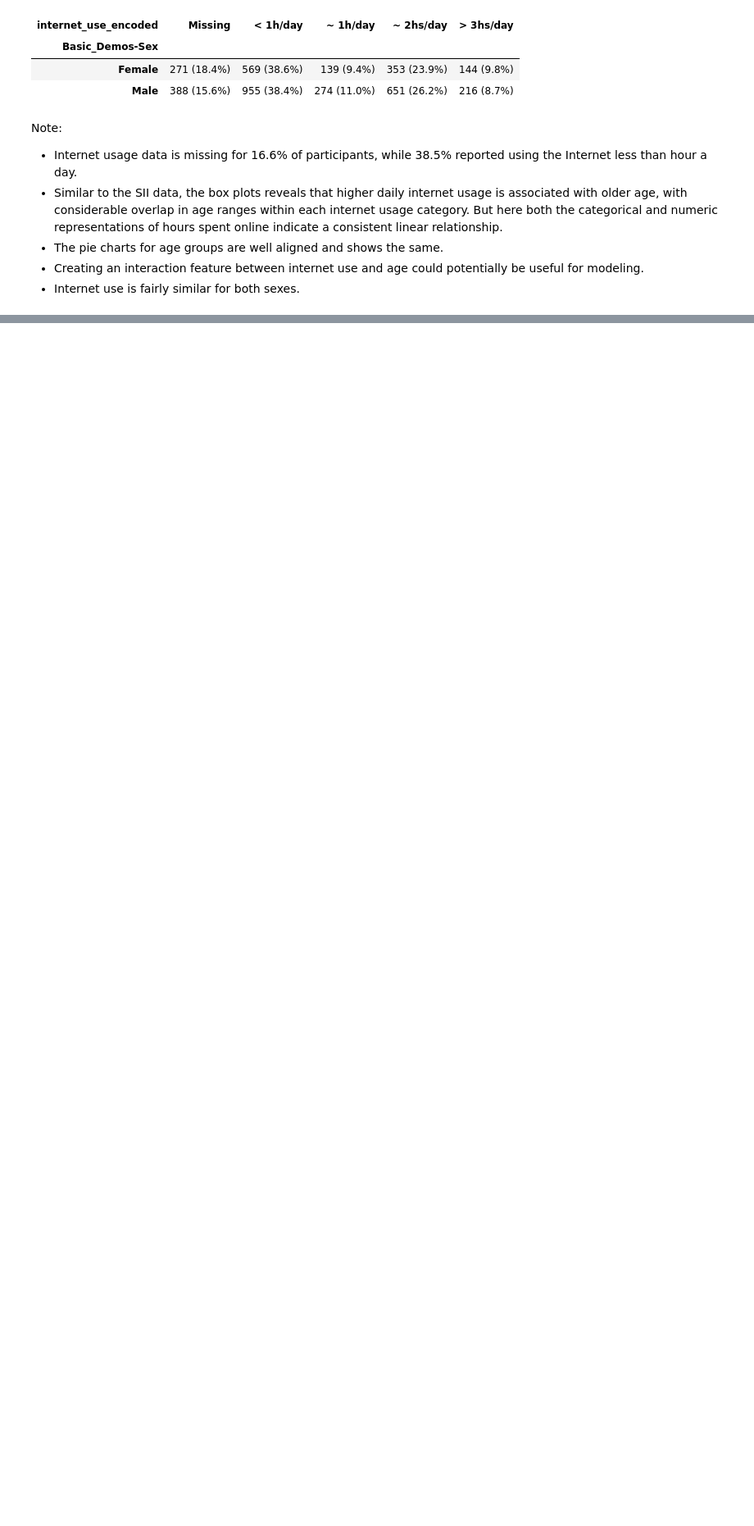
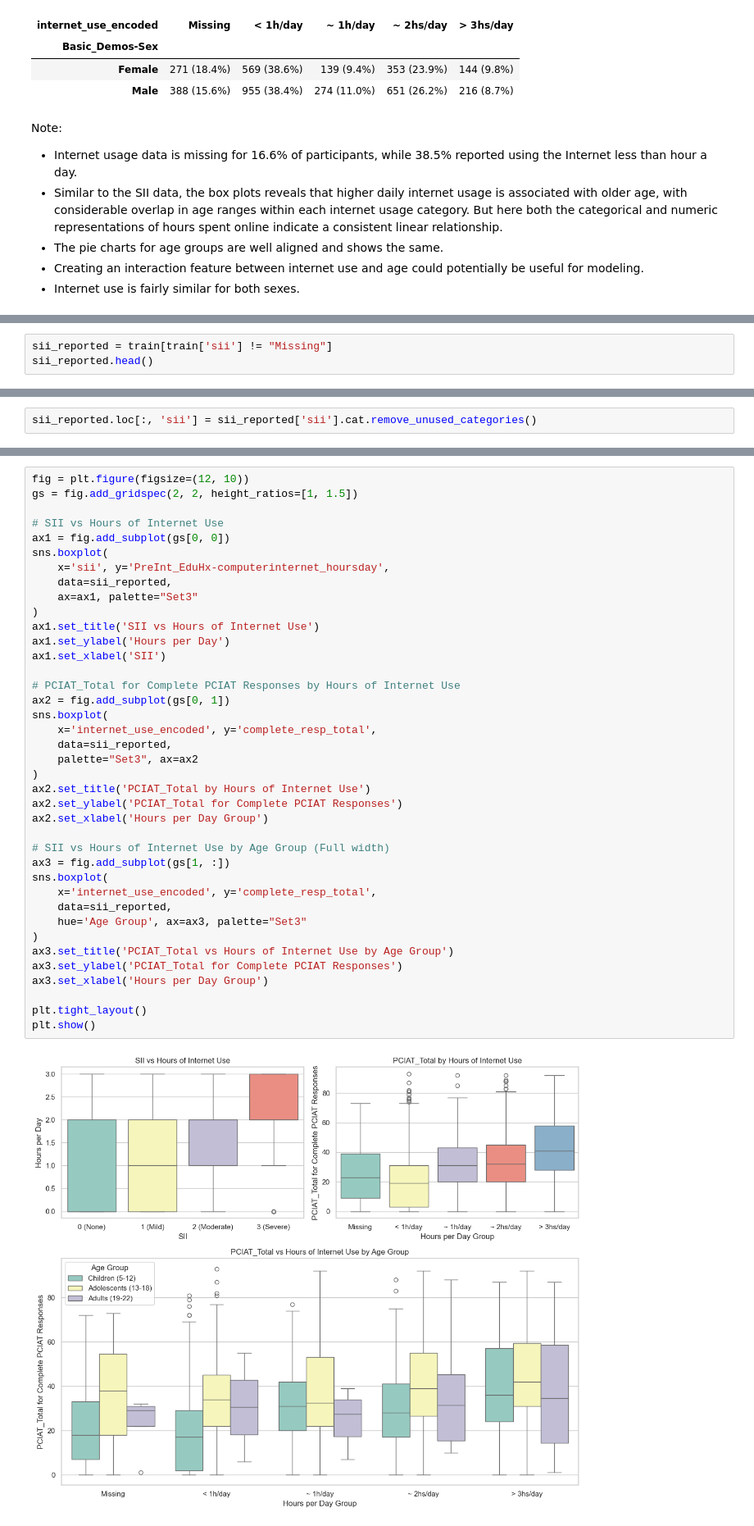
Before and after one commit to AdityaMarne/Kaggle_projects, a Jupyter notebook: ProblematicInternetUse/notebooks/EDA.ipynb, the cells around one changed output, grey strips where cells are left out. Shown at 82% size. Saved outputs shown, nothing was run; the diff lists cells and outputs as text; blank space fills up the shorter version.

Commit message:
added some EDA on train data

```diff
--- a/ProblematicInternetUse/notebooks/EDA.ipynb
+++ b/ProblematicInternetUse/notebooks/EDA.ipynb
@@ -630,0 +637,3 @@ Note:
+# %%
+sii_reported = train[train['sii'] != "Missing"]
+sii_reported.head()
@@ -630,0 +648,2 @@ Note:
+# %%
+sii_reported.loc[:, 'sii'] = sii_reported['sii'].cat.remove_unused_categories()
@@ -630,0 +666,41 @@ Note:
+# %%
+fig = plt.figure(figsize=(12, 10))
+gs = fig.add_gridspec(2, 2, height_ratios=[1, 1.5])
+
+# SII vs Hours of Internet Use
+ax1 = fig.add_subplot(gs[0, 0])
+sns.boxplot(
+    x='sii', y='PreInt_EduHx-computerinternet_hoursday',
+    data=sii_reported,
+    ax=ax1, palette="Set3"
+)
+ax1.set_title('SII vs Hours of Internet Use')
+ax1.set_ylabel('Hours per Day')
+ax1.set_xlabel('SII')
+
+# PCIAT_Total for Complete PCIAT Responses by Hours of Internet Use
+ax2 = fig.add_subplot(gs[0, 1])
+sns.boxplot(
+    x='internet_use_encoded', y='complete_resp_total',
+    data=sii_reported,
+    palette="Set3", ax=ax2
+)
+ax2.set_title('PCIAT_Total by Hours of Internet Use')
+ax2.set_ylabel('PCIAT_Total for Complete PCIAT Responses')
+ax2.set_xlabel('Hours per Day Group')
+
+# SII vs Hours of Internet Use by Age Group (Full width)
+ax3 = fig.add_subplot(gs[1, :])
+sns.boxplot(
+    x='internet_use_encoded', y='complete_resp_total',
+    data=sii_reported,
+    hue='Age Group', ax=ax3, palette="Set3"
+)
+ax3.set_title('PCIAT_Total vs Hours of Internet Use by Age Group')
+ax3.set_ylabel('PCIAT_Total for Complete PCIAT Responses')
+ax3.set_xlabel('Hours per Day Group')
+
+plt.tight_layout()
+plt.show()
+# %% [output]
+[figure, added]
```
Also changed, not shown: parts of 11 cells of this notebook.
